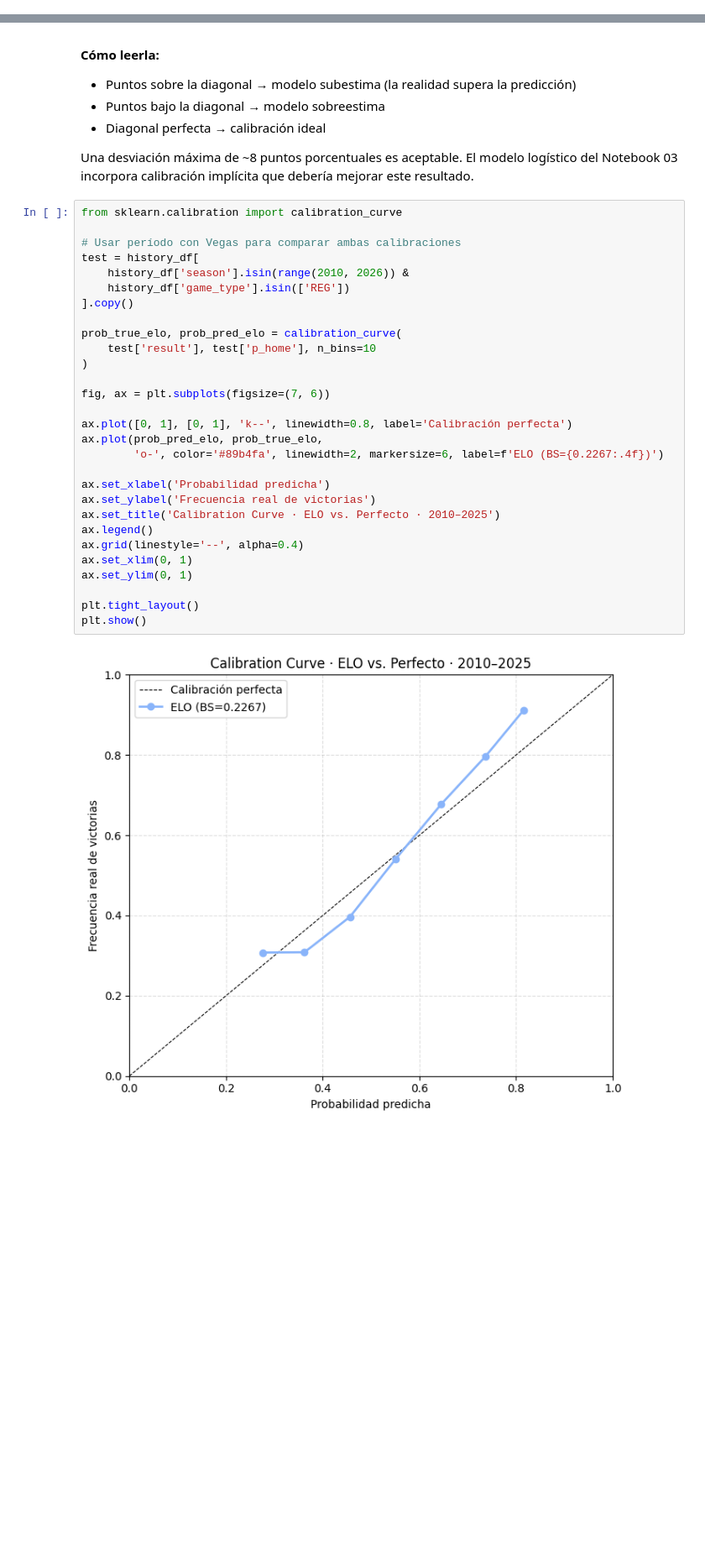
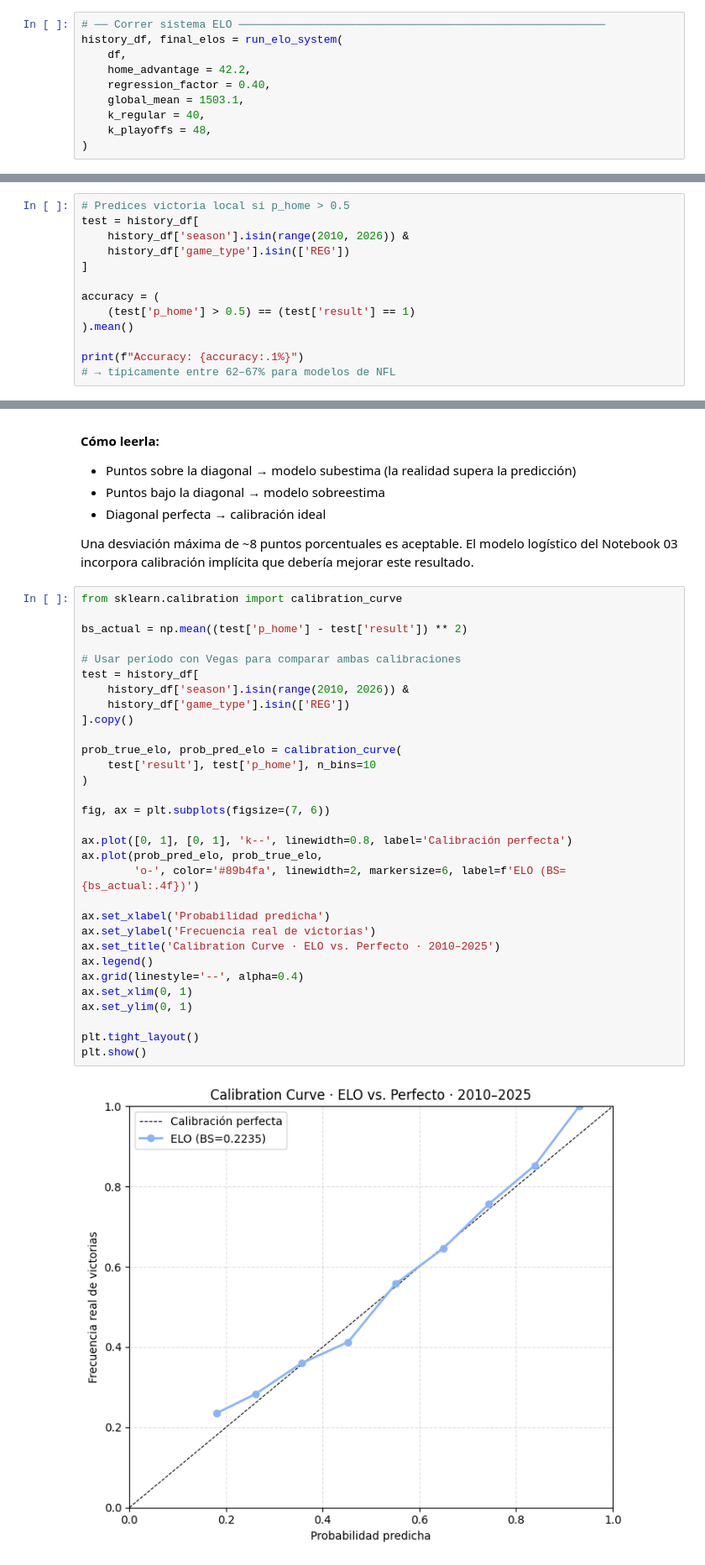
Before and after one commit to sebastianBP26/nfl_probability_engine, a Jupyter notebook: Notebooks/02_elo_system.ipynb, the cells around one changed output, grey strips where cells are left out. Shown at 84% size. Saved outputs shown, nothing was run; the diff lists cells and outputs as text; blank space fills up the shorter version.

```diff
--- a/Notebooks/02_elo_system.ipynb
+++ b/Notebooks/02_elo_system.ipynb
@@ -353,3 +644,13 @@ HOME_ADVANTAGE calibrado: 42.2
+# %%
+# ── Correr sistema ELO ────────────────────────────────────────────────────────
+history_df, final_elos = run_elo_system(
+    df,
+    home_advantage = 42.2,
+    regression_factor = 0.40,
+    global_mean = 1503.1,
+    k_regular = 40,
+    k_playoffs = 48,
+)
 # %%
 final_elos_df = (
     pd.Series(final_elos)
@@ -375,0 +677,13 @@ team  elo_final
+# %%
+# Predices victoria local si p_home > 0.5
+test = history_df[
+    history_df['season'].isin(range(2010, 2026)) &
+    history_df['game_type'].isin(['REG'])
+]
+
+accuracy = (
+    (test['p_home'] > 0.5) == (test['result'] == 1)
+).mean()
+
+print(f"Accuracy: {accuracy:.1%}")
+# → típicamente entre 62–67% para modelos de NFL
@@ -663,35 +979,37 @@ logístico del Notebook 03 incorpora calibración implícita que debería
 mejorar este resultado.
 # %%
 from sklearn.calibration import calibration_curve
+
+bs_actual = np.mean((test['p_home'] - test['result']) ** 2)
 
 # Usar período con Vegas para comparar ambas calibraciones
 test = history_df[
     history_df['season'].isin(range(2010, 2026)) &
     history_df['game_type'].isin(['REG'])
 ].copy()
 
 prob_true_elo, prob_pred_elo = calibration_curve(
     test['result'], test['p_home'], n_bins=10
 )
 
 fig, ax = plt.subplots(figsize=(7, 6))
 
 ax.plot([0, 1], [0, 1], 'k--', linewidth=0.8, label='Calibración perfecta')
 ax.plot(prob_pred_elo, prob_true_elo,
-        'o-', color='#89b4fa', linewidth=2, markersize=6, label=f'ELO (BS={0.2267:.4f})')
+        'o-', color='#89b4fa', linewidth=2, markersize=6, label=f'ELO (BS={bs_actual:.4f})')
 
 ax.set_xlabel('Probabilidad predicha')
 ax.set_ylabel('Frecuencia real de victorias')
 ax.set_title('Calibration Curve · ELO vs. Perfecto · 2010–2025')
 ax.legend()
 ax.grid(linestyle='--', alpha=0.4)
 ax.set_xlim(0, 1)
 ax.set_ylim(0, 1)
 
 plt.tight_layout()
 plt.show()
 # %% [output]
-[figure, old version]
+[figure, new version]
 # %% [markdown]
 ### Viz 4 · Distribución histórica de ratings
 
```
Also changed, not shown: parts of 28 cells of this notebook, 2 other files.
